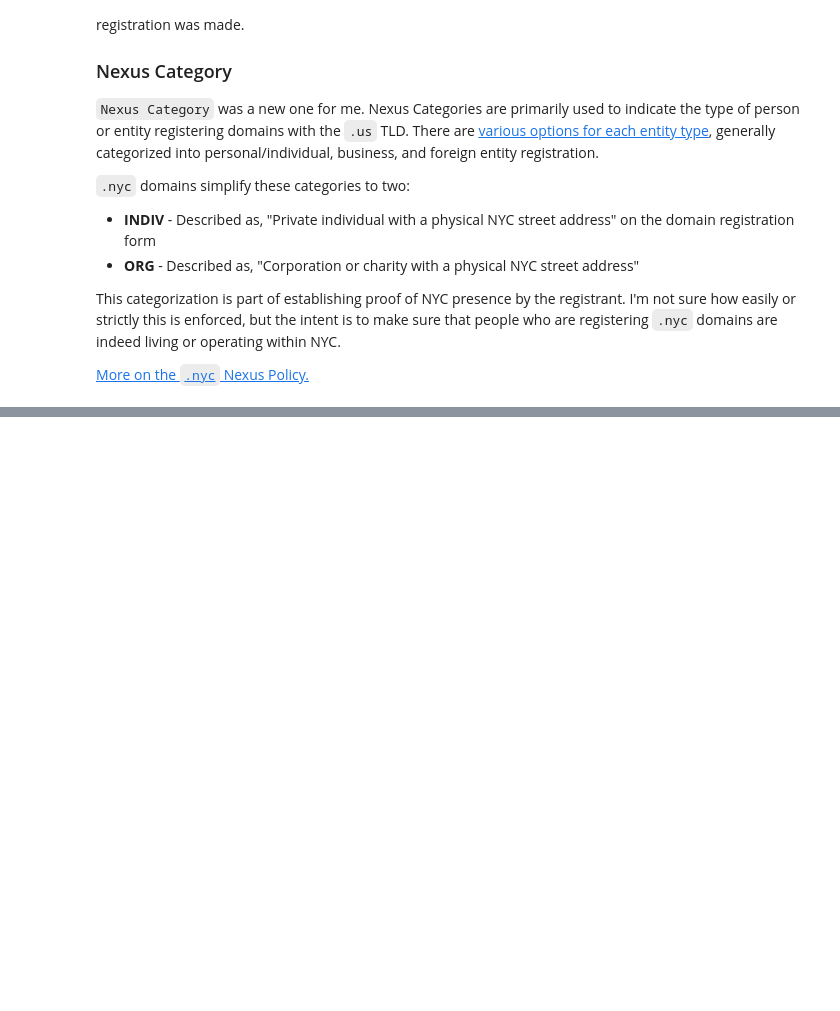
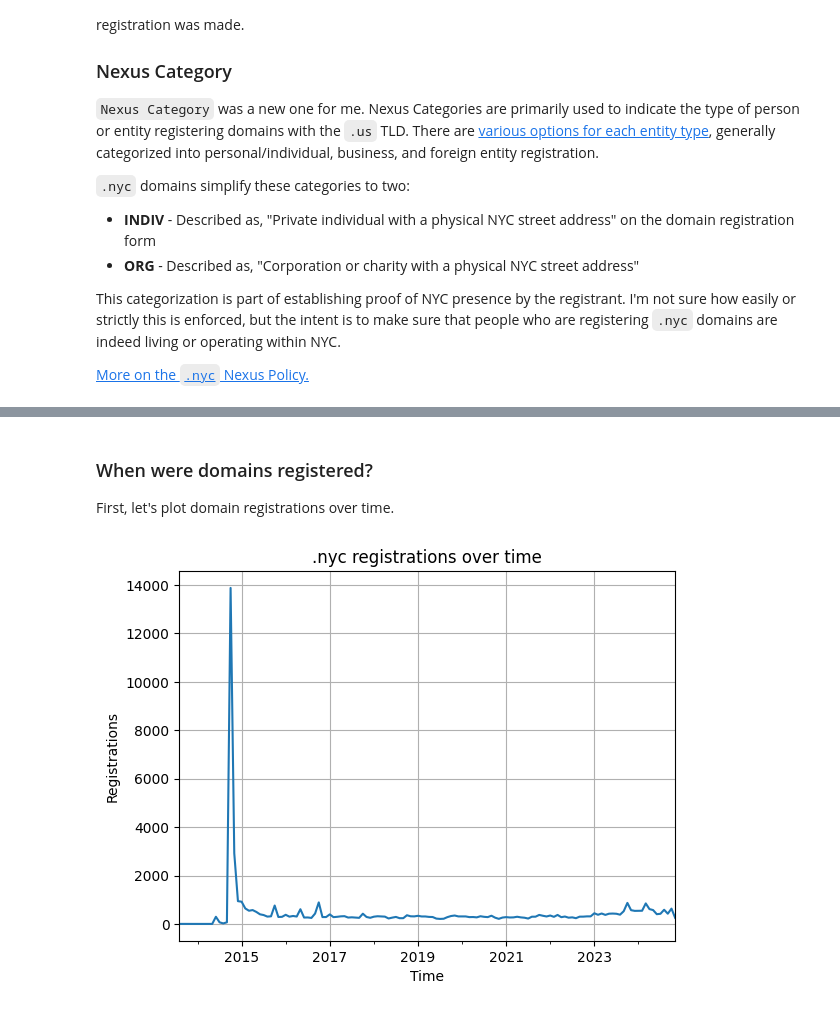
Before and after one commit to BK610/all-of-nyc, a Jupyter notebook: jupyter/Results.ipynb, the cells around one changed output, grey strips where cells are left out. Saved outputs shown, nothing was run; the diff lists cells and outputs as text; code cells hidden in the pictures; blank space fills up the shorter version.

Commit message:
Added Initial analysis section, and re-rendered HTML

```diff
--- a/jupyter/Results.ipynb
+++ b/jupyter/Results.ipynb
@@ -77,0 +84,7 @@ This categorization is part of establishing proof of NYC presence by the registr
+# %%
+import pandas as pd
+
+# Read the CSV doc into a DataFrame (two-dimensional data)
+initial_df = pd.read_csv('../files/nyc_Domain_Registrations_20241115.csv')
+
+print(initial_df)
@@ -77,0 +106,39 @@ This categorization is part of establishing proof of NYC presence by the registr
+# %% [markdown]
+### When were domains registered?
+
+First, let's plot domain registrations over time.
+# %%
+
+import matplotlib.pyplot as plt
+import copy
+
+# Create copy of initial data to analyze by date
+df_by_date = copy.deepcopy(initial_df)
+
+# Ensure the registration_date column is datetimes
+df_by_date['registration_date'] = pd.to_datetime(df_by_date['registration_date'], format="%m/%d/%Y %I:%M:%S %p")
+
+# Set the index column of the DataFrame to the registration_date values
+df_by_date.set_index('registration_date', inplace=True)
+
+# Get count of registrations per month ('ME')
+counts = df_by_date.resample('ME').size()
+
+# Close existing plots, set up new plots
+plt.close('all')
+plt.figure()
+counts.plot()
+
+# Formatting details. Will be reused
+def format_plot_for_reg_date():
+    plt.title('.nyc registrations over time')
+    plt.xlabel('Time')
+    plt.ylabel('Registrations')
+    plt.grid(True)
+
+format_plot_for_reg_date()
+
+# Show plot
+plt.show()
+# %% [output]
+[figure, added]
```
Also changed, not shown: parts of 12 cells of this notebook, 1 other file.
